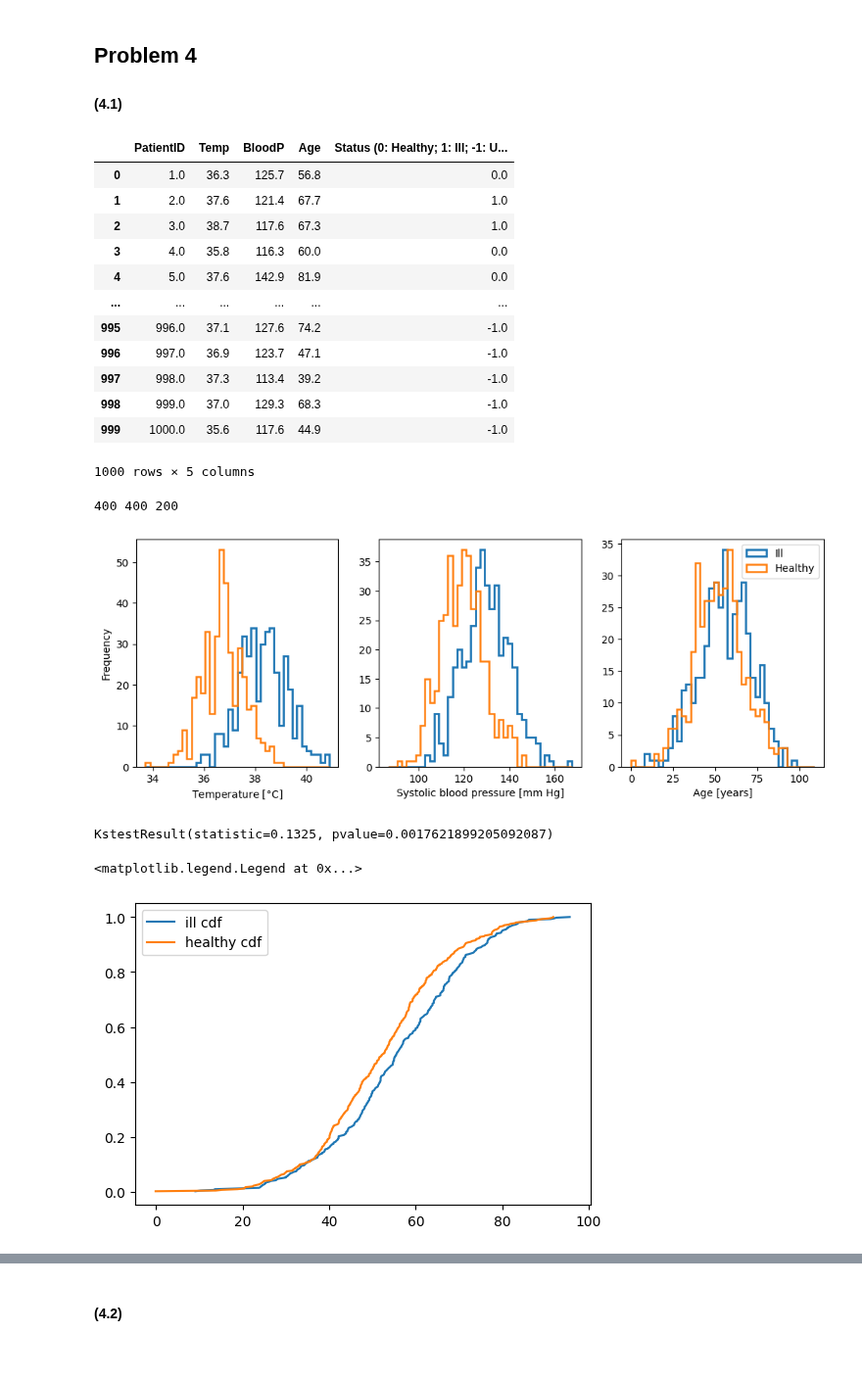
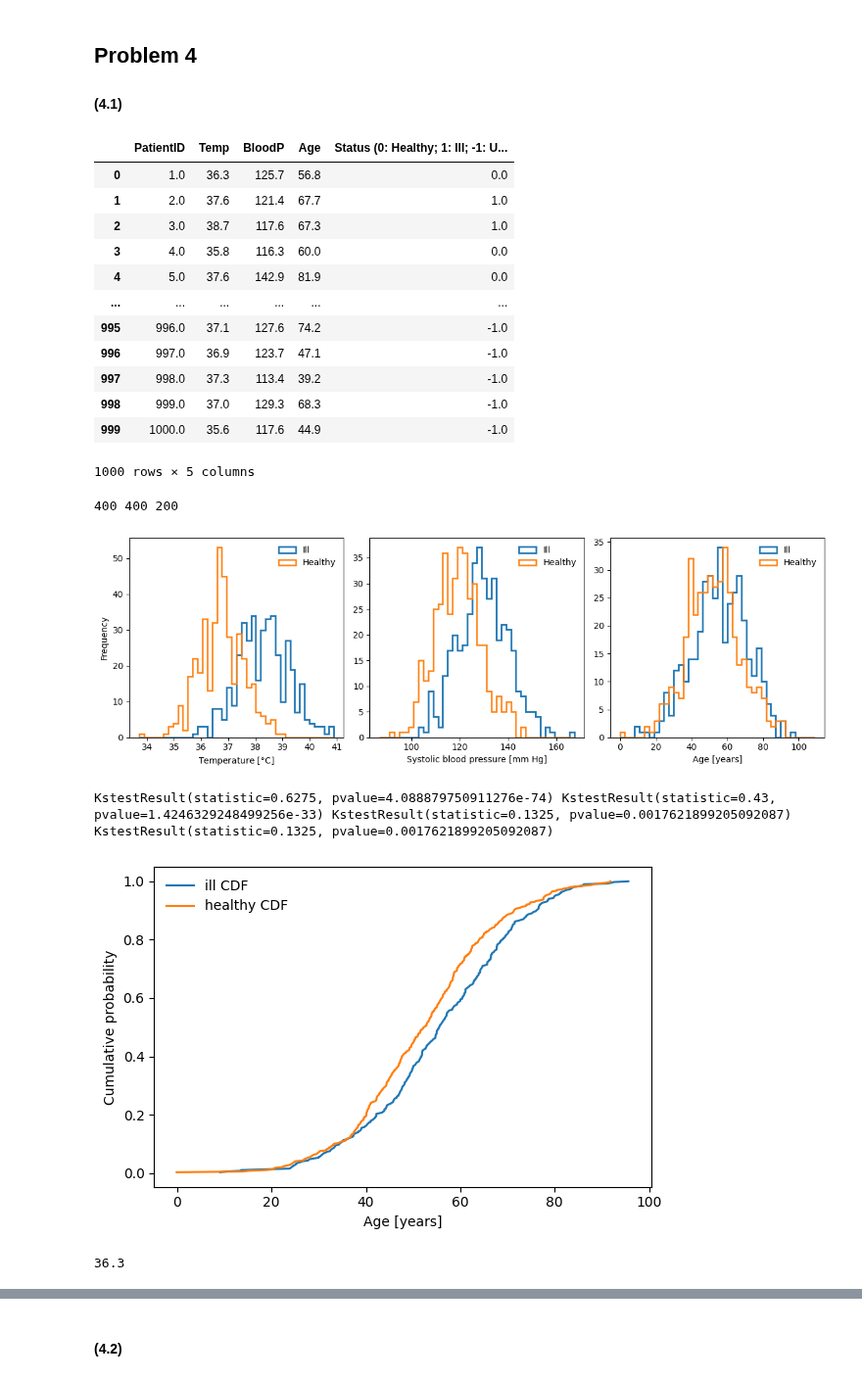
Before and after one commit to PhilKofoed/AppStat2022, a Jupyter notebook: 2022Exam/Exam2022.ipynb, the cells around one changed output, grey strips where cells are left out. Shown at 98% size. Cells and saved outputs as stored; diff of their text form; code cells hidden in the pictures.

```diff
--- a/2022Exam/Exam2022.ipynb
+++ b/2022Exam/Exam2022.ipynb
@@ -598,42 +610,89 @@ ax3.hist(age[illmask], bins = bins, histtype="step", label = "Ill", range = ager
 ax3.hist(age[healthymask], bins = bins, histtype="step", label = "Healthy", range = agerange, linewidth = 1.8)
 ax3.set_xlabel(r"Age [years]")
 
-ax3.legend()
+ax1.legend(frameon = False)
+ax2.legend(frameon = False)
+ax3.legend(frameon = False)
+plt.tight_layout()
+plt.savefig("controlsample", dpi = 400)
 plt.show()
+kstest1 = stats.ks_2samp(temp[healthymask], temp[illmask])
+kstest2 = stats.ks_2samp(bloodp[healthymask], bloodp[illmask])
+kstest3 = stats.ks_2samp(age[healthymask], age[illmask])
+print(kstest1, kstest2, kstest3)
 # Looks like temperature is the best seperated variable
 # Part 2. Test if the age distribution is statistically the same between healthy and sick.
 # I set up a two-sample Kolmogorov-Smirnov test to test if the distributions are the same.
 # The null is that they are the same and i give it a 5% significance level.
 kstest = stats.ks_2samp(age[healthymask], age[illmask])
 print(kstest) # p = 0.002 this is below our threshold and the null hypothesis must be rejected.
 
 fig, ax = plt.subplots(1, 1, figsize = (6,4))
-ax.plot(sorted(age[illmask]), np.cumsum([1 for i in age[illmask]])/len(age[illmask]), label = "ill cdf")
-ax.plot(sorted(age[healthymask]), np.cumsum([1 for i in age[healthymask]])/len(age[illmask]), label = "healthy cdf")
-ax.legend()
+ax.plot(sorted(age[illmask]), np.cumsum([1 for i in age[illmask]])/len(age[illmask]), label = "ill CDF")
+ax.plot(sorted(age[healthymask]), np.cumsum([1 for i in age[healthymask]])/len(age[illmask]), label = "healthy CDF")
+ax.set_ylabel("Cumulative probability")
+ax.set_xlabel(r"Age [years]")
+ax.legend(frameon = False)
+plt.tight_layout()
+plt.savefig("agecdfs", dpi = 400)
+plt.show()
 # from the plot it is difficult to see, but plotting the cdfs it is clear they are not the same.
 
 # Part 3. Given any combination of all three variables, separate the two groups as well as possible and estimate the number of infected patients in the unknown group.
 # Do a fisher determinant
 
+maxarg = np.argmax(np.cumsum([1 for i in temp[healthymask]])/len(temp[illmask]) - np.cumsum([1 for i in temp[illmask]])/len(temp[illmask]))
+print(temp[healthymask][maxarg])
+fig, ax = plt.subplots(1, 1, figsize = (6,4))
+ax.plot(sorted(temp[illmask]), np.cumsum([1 for i in temp[illmask]])/len(temp[illmask]), label = "ill CDF")
+ax.plot(sorted(temp[healthymask]), np.cumsum([1 for i in temp[healthymask]])/len(temp[illmask]), label = "healthy CDF")
+ax.set_ylabel("Cumulative probability")
+ax.set_xlabel(r"Age [years]")
+ax.legend(frameon = False)
+plt.tight_layout()
+plt.savefig("agecdfs", dpi = 400)
+plt.show()
+fracs = []
+for temp_sep in np.linspace(35, 40, 100):
+    healthy_in = temp[healthymask] < temp_sep
+    ill_in = temp[illmask] < temp_sep
+    dif = healthy_in.sum() - ill_in.sum()
+    fracs.append(dif)
+    if dif == 251:
+        print(temp_sep)
+print(fracs)
+print(max(fracs))
+sep_temperatur = 37.5
+# correct p
+p = ((temp[healthymask] < sep_temperatur).sum() + (temp[illmask] > sep_temperatur).sum())/800
+print(p)
+print((temp[unknownmask] > sep_temperatur).sum())
+# print((temp[illmask] > sep_temperatur).sum()/400)
+# print((temp[illmask] > sep_temperatur).sum())
 # Part 4. Assuming a prior probability of p = 0.01 of being ill, what is the probability that a new patient with T = 38.6 C◦is ill?
 # Do some baysian statistics
+p1 = np.logical_and(temp[illmask] > 38.6, temp[illmask] < 38.8).sum()/400 * 5
+p2 = np.logical_and(temp[healthymask] > 38.6, temp[healthymask] < 38.8).sum()/400 * 5
+print(p1, p2)
+pf1 = p1* 0.01/(p1*0.01 + p2* 0.99)
+print(pf1)
 # %% [output]
 |  | PatientID | Temp | BloodP | Age | Status (0: Healthy; 1: Ill; -1: U... |
 | 0 | 1.0 | 36.3 | 125.7 | 56.8 | 0.0 |
 | 1 | 2.0 | 37.6 | 121.4 | 67.7 | 1.0 |
 | 2 | 3.0 | 38.7 | 117.6 | 67.3 | 1.0 |
 | 3 | 4.0 | 35.8 | 116.3 | 60.0 | 0.0 |
 | 4 | 5.0 | 37.6 | 142.9 | 81.9 | 0.0 |
 | ... | ... | ... | ... | ... | ... |
 | 995 | 996.0 | 37.1 | 127.6 | 74.2 | -1.0 |
 | 996 | 997.0 | 36.9 | 123.7 | 47.1 | -1.0 |
 | 997 | 998.0 | 37.3 | 113.4 | 39.2 | -1.0 |
 | 998 | 999.0 | 37.0 | 129.3 | 68.3 | -1.0 |
 | 999 | 1000.0 | 35.6 | 117.6 | 44.9 | -1.0 |
 1000 rows × 5 columns
 400 400 200
-[figure, old version]
+[figure, new version]
+KstestResult(statistic=0.6275, pvalue=4.088879750911276e-74) KstestResult(statistic=0.43, pvalue=1.4246329248499256e-33) KstestResult(statistic=0.1325, pvalue=0.0017621899205092087)
 KstestResult(statistic=0.1325, pvalue=0.0017621899205092087)
+[figure, new version]
-<matplotlib.legend.Legend at 0x...>
+36.3
-[figure, old version]
```
Also changed, not shown: parts of 7 cells of this notebook, 15 other files.
